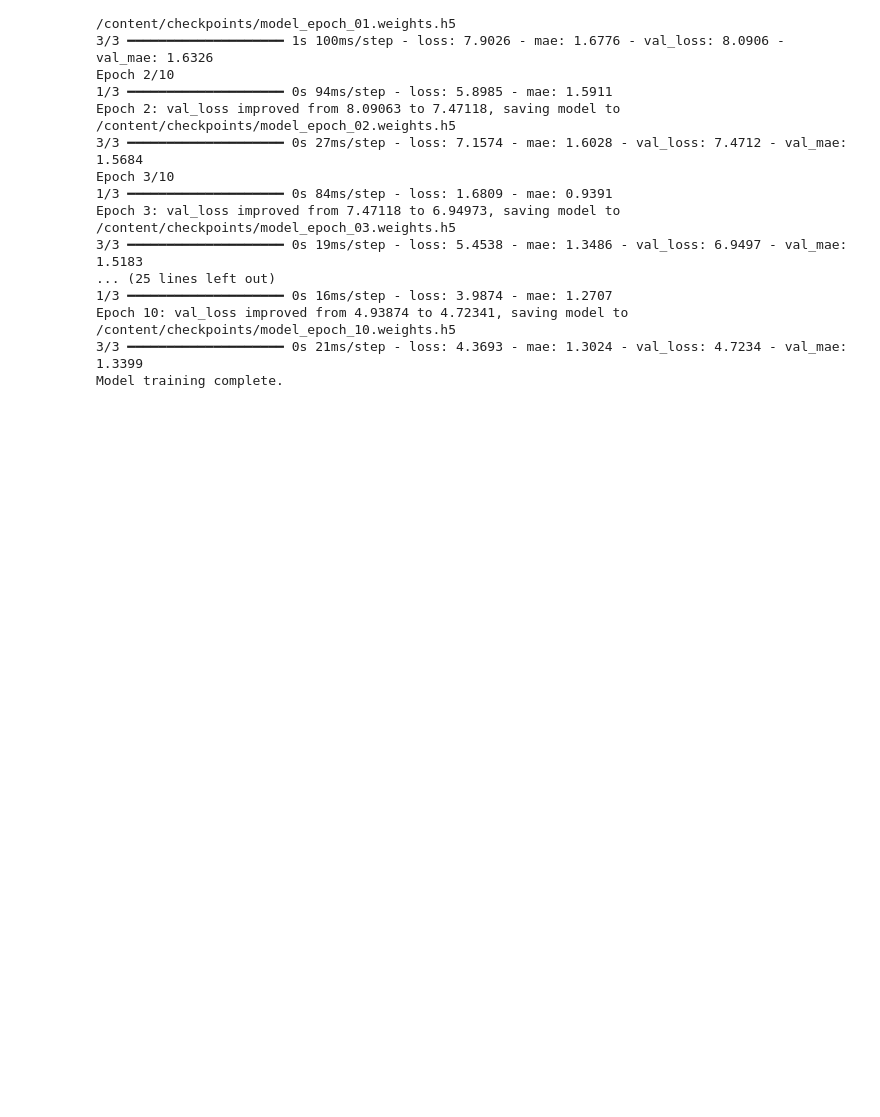
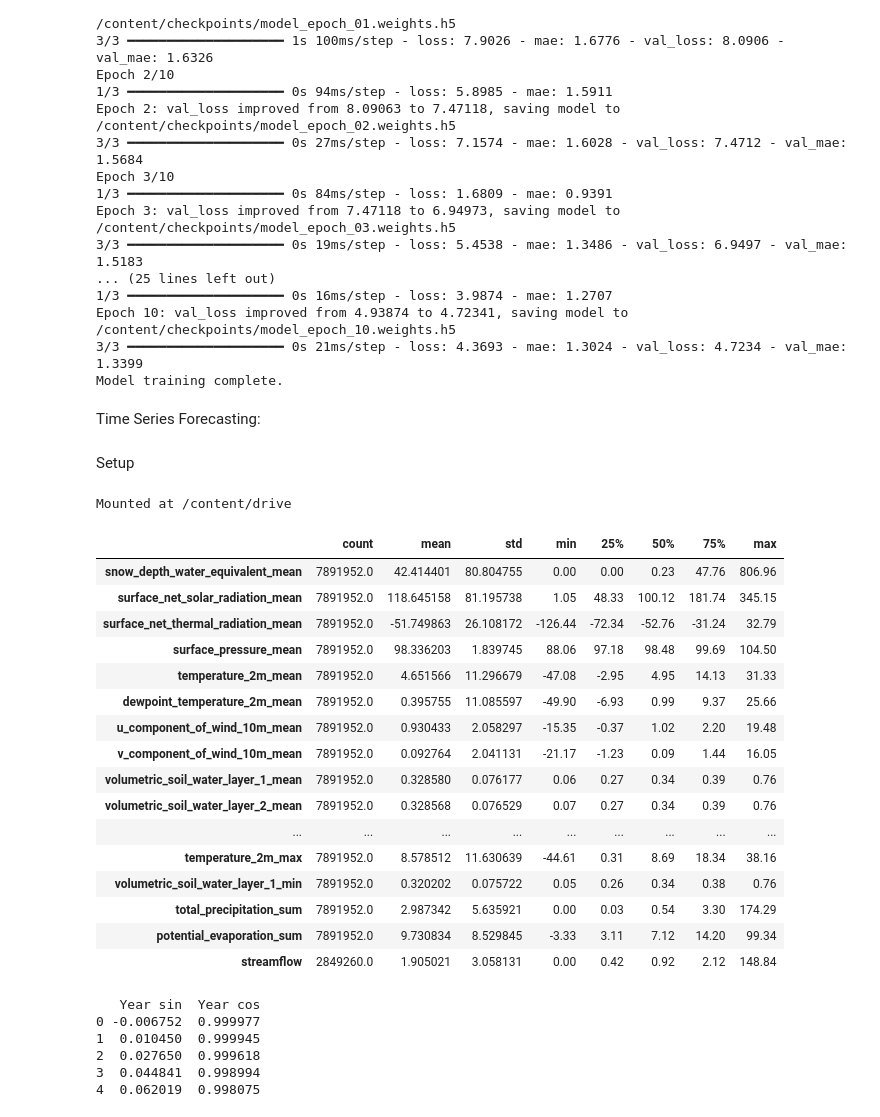
Before and after one commit to EldarZulic03/Borealis2024, a Jupyter notebook: borealis.ipynb, the cells around one changed output. Cells and saved outputs as stored; diff of their text form; code cells hidden in the pictures; blank space fills up the shorter version.

```diff
--- a/borealis.ipynb
+++ b/borealis.ipynb
@@ -135,3 +135,75 @@ Epoch 3: val_loss improved from 7.47118 to 6.94973, saving model to /content/che
 Epoch 10: val_loss improved from 4.93874 to 4.72341, saving model to /content/checkpoints/model_epoch_10.weights.h5
 3/3 ━━━━━━━━━━━━━━━━━━━━ 0s 21ms/step - loss: 4.3693 - mae: 1.3024 - val_loss: 4.7234 - val_mae: 1.3399
 Model training complete.
+# %% [markdown]
+Time Series Forecasting:
+# %% [markdown]
+Setup
+# %%
+from google.colab import drive
+drive.mount('/content/drive')
+# %% [output]
+Mounted at /content/drive
+# %%
+import os
+import datetime
+
+import IPython
+import IPython.display
+import matplotlib as mpl
+import matplotlib.pyplot as plt
+import numpy as np
+import pandas as pd
+import seaborn as sns
+import tensorflow as tf
+
+csv_path = '/content/drive/MyDrive/combined_features_with_date1.csv'
+
+df = pd.read_csv(csv_path)
+
+df['date'] = pd.to_datetime(df['date'], format='%Y-%m-%d')
+
+date_time = df.pop('date')
+
+# print(df.head())
+df.describe().transpose()
+# %% [output]
+|  | count | mean | std | min | 25% | 50% | 75% | max |
+| snow_depth_water_equivalent_mean | 7891952.0 | 42.414401 | 80.804755 | 0.00 | 0.00 | 0.23 | 47.76 | 806.96 |
+| surface_net_solar_radiation_mean | 7891952.0 | 118.645158 | 81.195738 | 1.05 | 48.33 | 100.12 | 181.74 | 345.15 |
+| surface_net_thermal_radiation_mean | 7891952.0 | -51.749863 | 26.108172 | -126.44 | -72.34 | -52.76 | -31.24 | 32.79 |
+| surface_pressure_mean | 7891952.0 | 98.336203 | 1.839745 | 88.06 | 97.18 | 98.48 | 99.69 | 104.50 |
+| temperature_2m_mean | 7891952.0 | 4.651566 | 11.296679 | -47.08 | -2.95 | 4.95 | 14.13 | 31.33 |
+| dewpoint_temperature_2m_mean | 7891952.0 | 0.395755 | 11.085597 | -49.90 | -6.93 | 0.99 | 9.37 | 25.66 |
+| u_component_of_wind_10m_mean | 7891952.0 | 0.930433 | 2.058297 | -15.35 | -0.37 | 1.02 | 2.20 | 19.48 |
+| v_component_of_wind_10m_mean | 7891952.0 | 0.092764 | 2.041131 | -21.17 | -1.23 | 0.09 | 1.44 | 16.05 |
+| volumetric_soil_water_layer_1_mean | 7891952.0 | 0.328580 | 0.076177 | 0.06 | 0.27 | 0.34 | 0.39 | 0.76 |
+| volumetric_soil_water_layer_2_mean | 7891952.0 | 0.328568 | 0.076529 | 0.07 | 0.27 | 0.34 | 0.39 | 0.76 |
+| ... | ... | ... | ... | ... | ... | ... | ... | ... |
+| temperature_2m_max | 7891952.0 | 8.578512 | 11.630639 | -44.61 | 0.31 | 8.69 | 18.34 | 38.16 |
+| volumetric_soil_water_layer_1_min | 7891952.0 | 0.320202 | 0.075722 | 0.05 | 0.26 | 0.34 | 0.38 | 0.76 |
+| total_precipitation_sum | 7891952.0 | 2.987342 | 5.635921 | 0.00 | 0.03 | 0.54 | 3.30 | 174.29 |
+| potential_evaporation_sum | 7891952.0 | 9.730834 | 8.529845 | -3.33 | 3.11 | 7.12 | 14.20 | 99.34 |
+| streamflow | 2849260.0 | 1.905021 | 3.058131 | 0.00 | 0.42 | 0.92 | 2.12 | 148.84 |
+# %%
+import numpy as np
+
+
+timestamp_s = date_time.map(pd.Timestamp.timestamp)
+
+
+year = 365.2425 * 24 * 60 * 60  # seconds in a year
+
+# Add sine and cosine transforms for yearly periodicity
+df['Year sin'] = np.sin(timestamp_s * (2 * np.pi / year))
+df['Year cos'] = np.cos(timestamp_s * (2 * np.pi / year))
+
+
+print(df[['Year sin', 'Year cos']].head())
+# %% [output]
+   Year sin  Year cos
+0 -0.006752  0.999977
+1  0.010450  0.999945
+2  0.027650  0.999618
+3  0.044841  0.998994
+4  0.062019  0.998075
```
